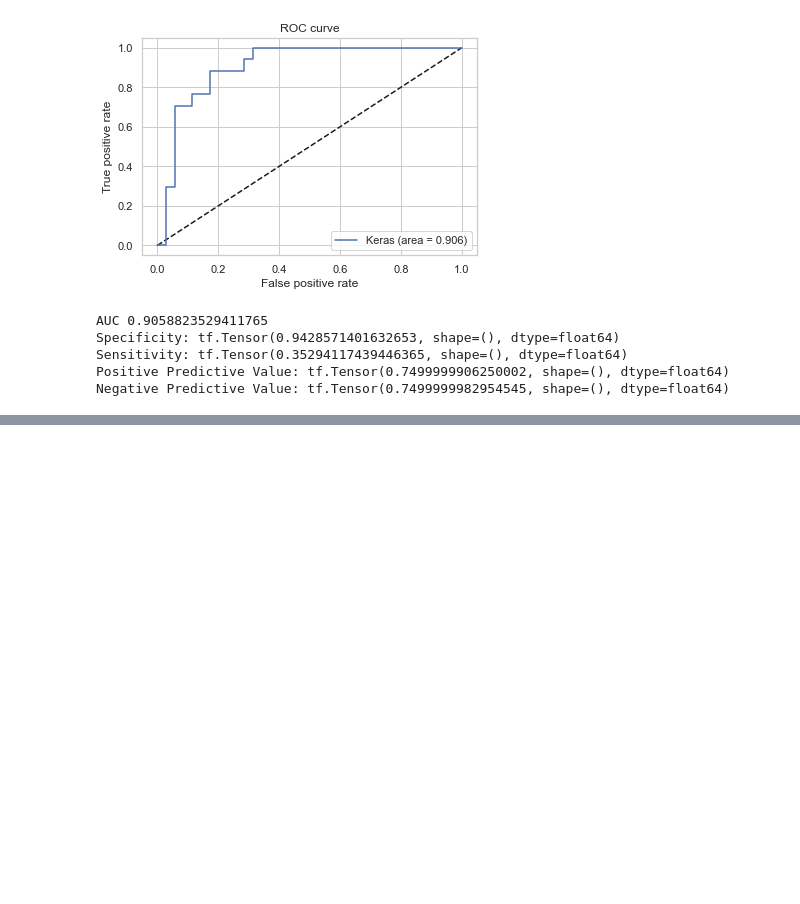
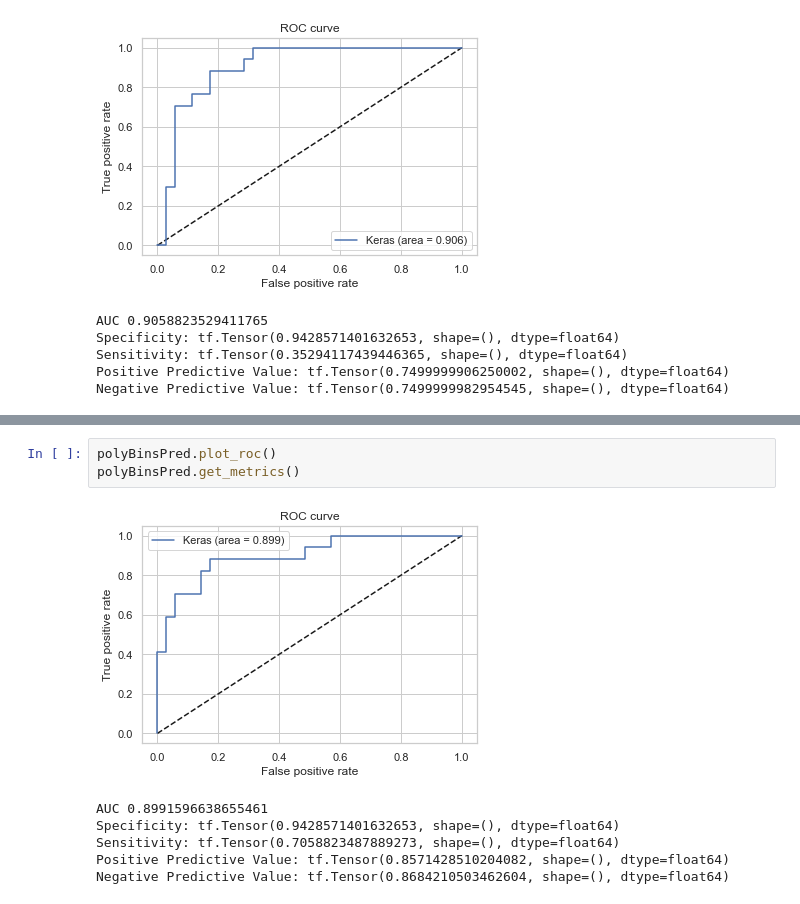
Before and after one commit to matifrancois/DeepLearning_Project2, a Jupyter notebook: Ej1/ej1.ipynb, the cells around one changed output, grey strips where cells are left out. Saved outputs shown, nothing was run; the diff lists cells and outputs as text; blank space fills up the shorter version.

```diff
--- a/Ej1/ej1.ipynb
+++ b/Ej1/ej1.ipynb
@@ -768,0 +798,10 @@ Negative Predictive Value: tf.Tensor(0.7499999982954545, shape=(), dtype=float64
+# %%
+polyBinsPred.plot_roc()
+polyBinsPred.get_metrics()
+# %% [output]
+[figure, added]
+AUC 0.8991596638655461
+Specificity: tf.Tensor(0.9428571401632653, shape=(), dtype=float64)
+Sensitivity: tf.Tensor(0.7058823487889273, shape=(), dtype=float64)
+Positive Predictive Value: tf.Tensor(0.8571428510204082, shape=(), dtype=float64)
+Negative Predictive Value: tf.Tensor(0.8684210503462604, shape=(), dtype=float64)
```
Also changed, not shown: parts of 1 cell of this notebook.
